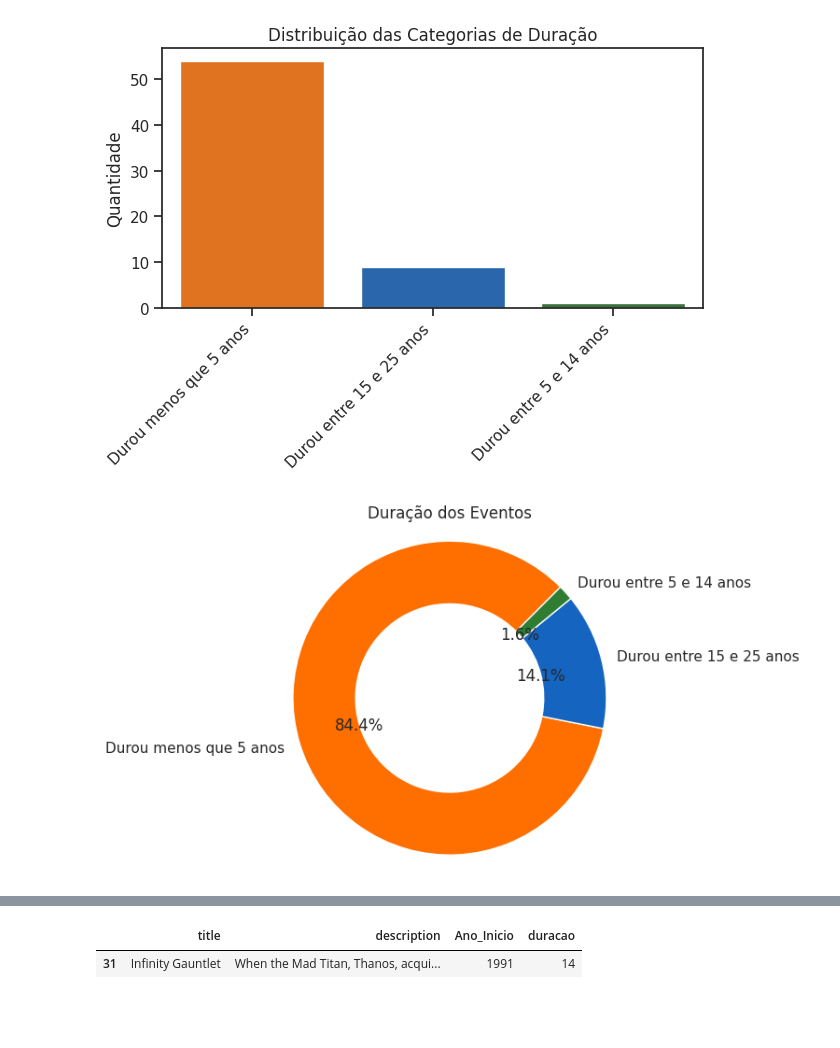
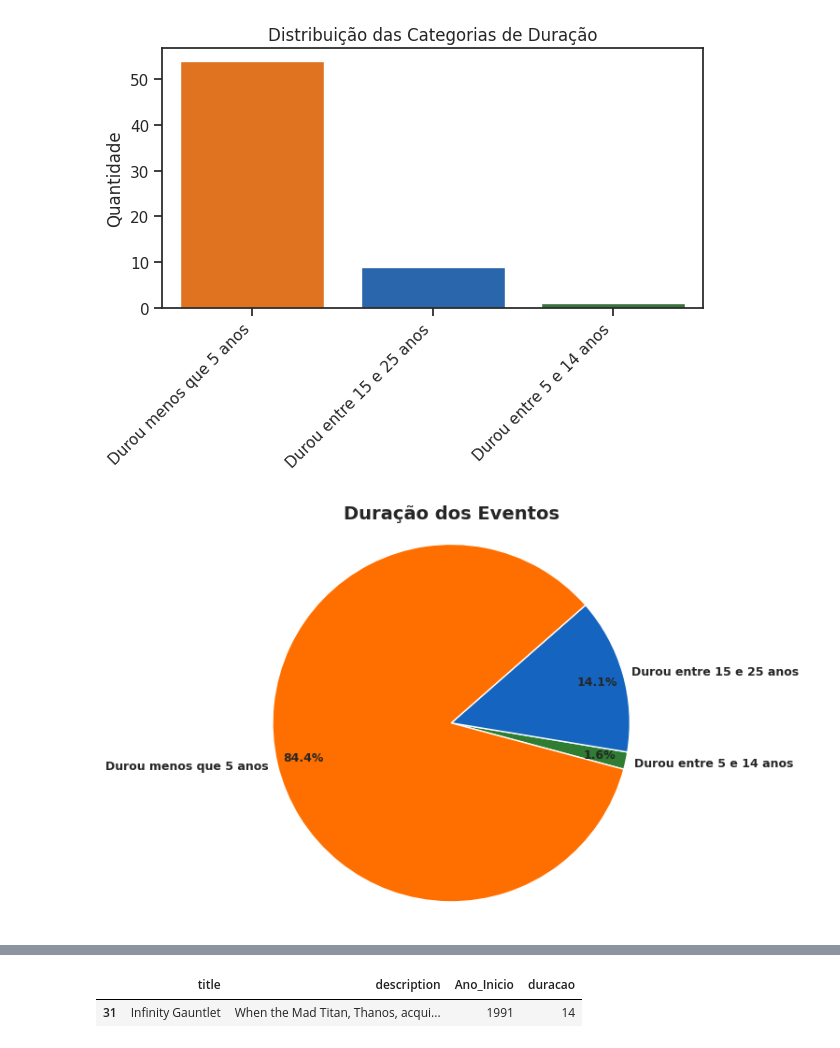
Before and after one commit to thamyrissacamoto/MarvelAPI, a Jupyter notebook: AnalisandoInsights.ipynb, the cells around one changed output, grey strips where cells are left out. Saved outputs shown, nothing was run; the diff lists cells and outputs as text; code cells hidden in the pictures; blank space fills up the shorter version.

```diff
--- a/AnalisandoInsights.ipynb
+++ b/AnalisandoInsights.ipynb
@@ -90,19 +90,3 @@ fig.update_layout(xaxis_tickangle=-15)
 fig.show()
 # %% [output]
 [interactive output not drawn]
-# %%
-Nan_relation = {}
-for col in characters.columns:
-  Nan_relation[col] = characters[col].isna().sum()
-
-df = pd.DataFrame(list(Nan_relation.items()), columns=['Colunas', 'Quantidade'])
-df = df[df["Quantidade"] > 0]
-
-sns.set_theme(style='ticks')
-sns.barplot(data=df, x="Colunas", y="Quantidade")
-plt.xlabel("Colunas")
-plt.ylabel("Frequência de Valores Nulos")
-plt.title("Quantidade de valores nulos por coluna em Characters")
-plt.xticks(rotation=45, ha='right')
-plt.tight_layout()
-plt.show()
@@ -630,15 +622,31 @@ plt.show()
 [figure]
 # %%
 counts = events['categoria_duracao'].value_counts()
+
+# Ordena do maior para o menor
+counts = counts.sort_values(ascending=True)
+
 labels = counts.index
 sizes = counts.values
-
 colors = [custom_colors[label] for label in labels]
 
 fig, ax = plt.subplots()
-ax.pie(sizes, labels=labels, colors=colors, startangle=45, wedgeprops={'width':0.4}, autopct='%1.1f%%')
+
+ax.pie(
+    sizes,
+    labels=labels,
+    colors=colors,
+    startangle=-15,
+    autopct='%1.1f%%',
+    pctdistance=0.85,
+    labeldistance=1.05,
+    textprops={'fontsize': 9, 'fontweight':'bold'}
+)
+
 ax.axis('equal')
-plt.title("Duração dos Eventos")
+
+plt.title("Duração dos Eventos", fontsize=14, fontweight='bold')
+plt.tight_layout()
 plt.show()
 # %% [output]
-[figure, old version]
+[figure, new version]
```
Also changed, not shown: parts of 11 cells of this notebook.
